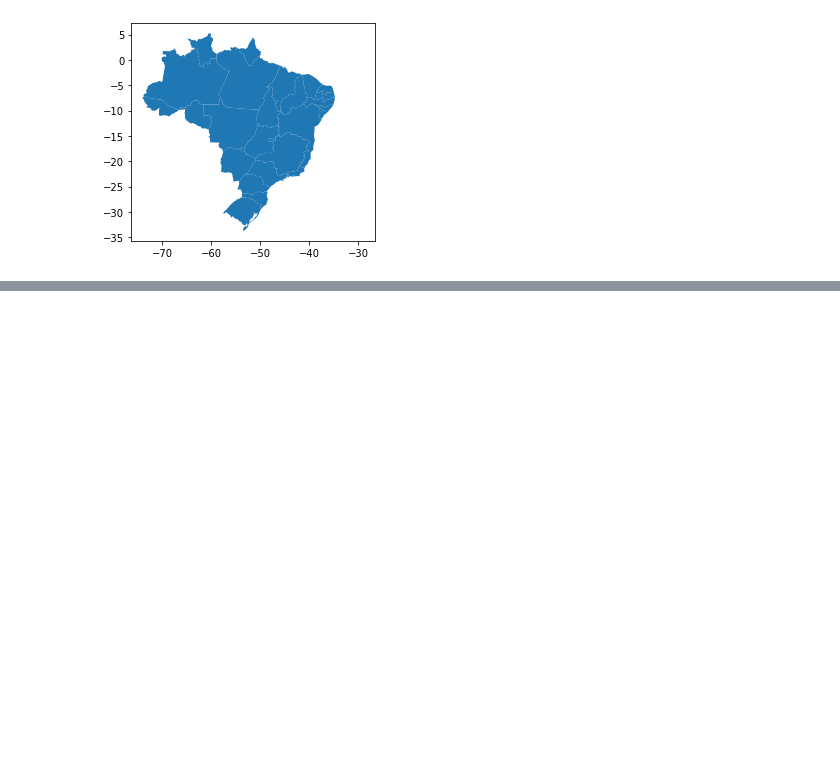
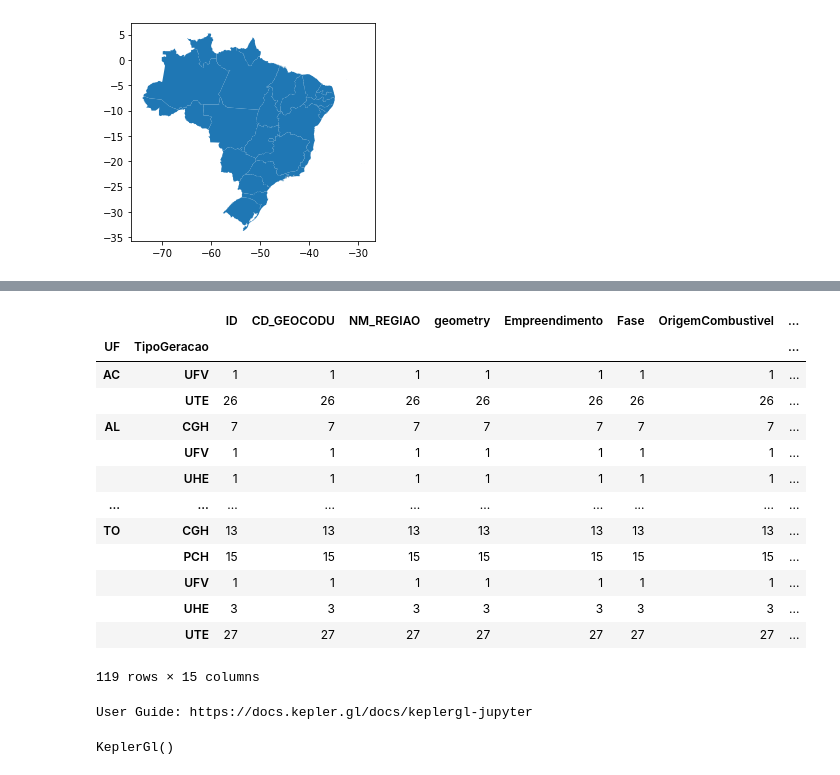
Before and after one commit to viniciusgribas/Analise_dados_geracao_BR, a Jupyter notebook: Master_Code.ipynb, the cells around one changed output, grey strips where cells are left out. Drawn from its saved outputs; the diff is of its cells as text; code cells hidden in the pictures; blank space fills up the shorter version.

```diff
--- a/Master_Code.ipynb
+++ b/Master_Code.ipynb
@@ -572,0 +568,61 @@ DISTRITO FEDERAL
+# %%
+# Preservando o gdf original
+
+gdf_br = gdf_brasil_shp.copy()
+
+# Modificando o nome das colunas do DF
+
+gdf_br["NM_ESTADO"] = gdf_br.NM_ESTADO.map({
+'RONDÔNIA':'RO', 'ACRE':'AC', 'AMAZONAS':'AM', 'RORAIMA':'RR', 'PARÁ':'PA', 'AMAPÁ':'AP',
+       'TOCANTINS':'TO', 'MARANHÃO':'MA', 'PIAUÍ':'PI', 'CEARÁ':'CE', 'RIO GRANDE DO NORTE':'RN',
+       'PARAÍBA':'PB', 'PERNAMBUCO':'PE', 'ALAGOAS':'AL', 'SERGIPE':'SE', 'BAHIA':'BA',
+       'MINAS GERAIS':'MG', 'ESPÍRITO SANTO':'ES', 'RIO DE JANEIRO':'RJ', 'SÃO PAULO':'SP',
+       'PARANÁ':'PR', 'SANTA CATARINA':'SC', 'RIO GRANDE DO SUL':'RS',
+       'MATO GROSSO DO SUL':'MS', 'MATO GROSSO':'MT', 'GOIÁS':'GO', 'DISTRITO FEDERAL':'DF'})
+
+
+gdf_br = gdf_br.rename(columns = {'NM_ESTADO': 'UF'}, inplace = False)
+#print(gdf_br['NM_ESTADO'].to_csv(index=False))
+
+gdf_ger = gpd.GeoDataFrame(
+    df_ger, geometry=gpd.points_from_xy(df_ger.X, df_ger.Y))
+
+
+
+df_ger.head()
+
+
+#gdf_ger = gdf_ger.to_crs(5880)
+gdf_ger.crs = "EPSG:5880"
+
+
+gdf_br = gdf_br.merge(gdf_ger, on='UF')
+
+gdf_br = gdf_br.rename(columns = {'geometry_x': 'geometry','geometry_y': 'geometry_point' }, inplace = False)
+gdf_br = gdf_br.drop('geometry_point', axis='columns')
+
+gpby_gdf_br_uf_sum = gdf_br.groupby(['UF']).sum()
+gpby_gdf_br_uf_tipoGeracao_count = gdf_br.groupby(['UF','TipoGeracao']).count()
+
+gpby_gdf_br_uf_tipoGeracao_count
+# %% [output]
+|  |  | ID | CD_GEOCODU | NM_REGIAO | geometry | Empreendimento | Fase | OrigemCombustivel | ... |
+| UF | TipoGeracao |  |  |  |  |  |  |  | ... |
+| AC | UFV | 1 | 1 | 1 | 1 | 1 | 1 | 1 | ... |
+|  | UTE | 26 | 26 | 26 | 26 | 26 | 26 | 26 | ... |
+| AL | CGH | 7 | 7 | 7 | 7 | 7 | 7 | 7 | ... |
+|  | UFV | 1 | 1 | 1 | 1 | 1 | 1 | 1 | ... |
+|  | UHE | 1 | 1 | 1 | 1 | 1 | 1 | 1 | ... |
+| ... | ... | ... | ... | ... | ... | ... | ... | ... | ... |
+| TO | CGH | 13 | 13 | 13 | 13 | 13 | 13 | 13 | ... |
+|  | PCH | 15 | 15 | 15 | 15 | 15 | 15 | 15 | ... |
+|  | UFV | 1 | 1 | 1 | 1 | 1 | 1 | 1 | ... |
+|  | UHE | 3 | 3 | 3 | 3 | 3 | 3 | 3 | ... |
+|  | UTE | 27 | 27 | 27 | 27 | 27 | 27 | 27 | ... |
+119 rows × 15 columns
+# %%
+kepler_map = keplergl.KeplerGl(height=400)
+kepler_map
+# %% [output]
+User Guide: https://docs.kepler.gl/docs/keplergl-jupyter
+KeplerGl()
```
Also changed, not shown: parts of 6 cells of this notebook, 1 other file.
